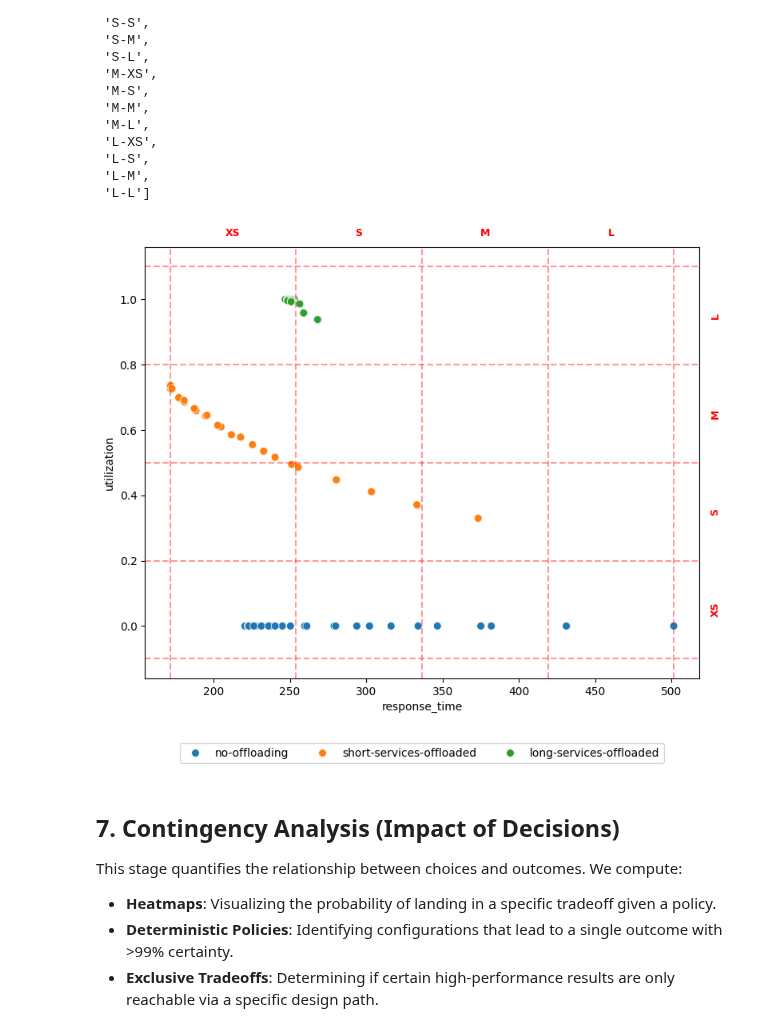
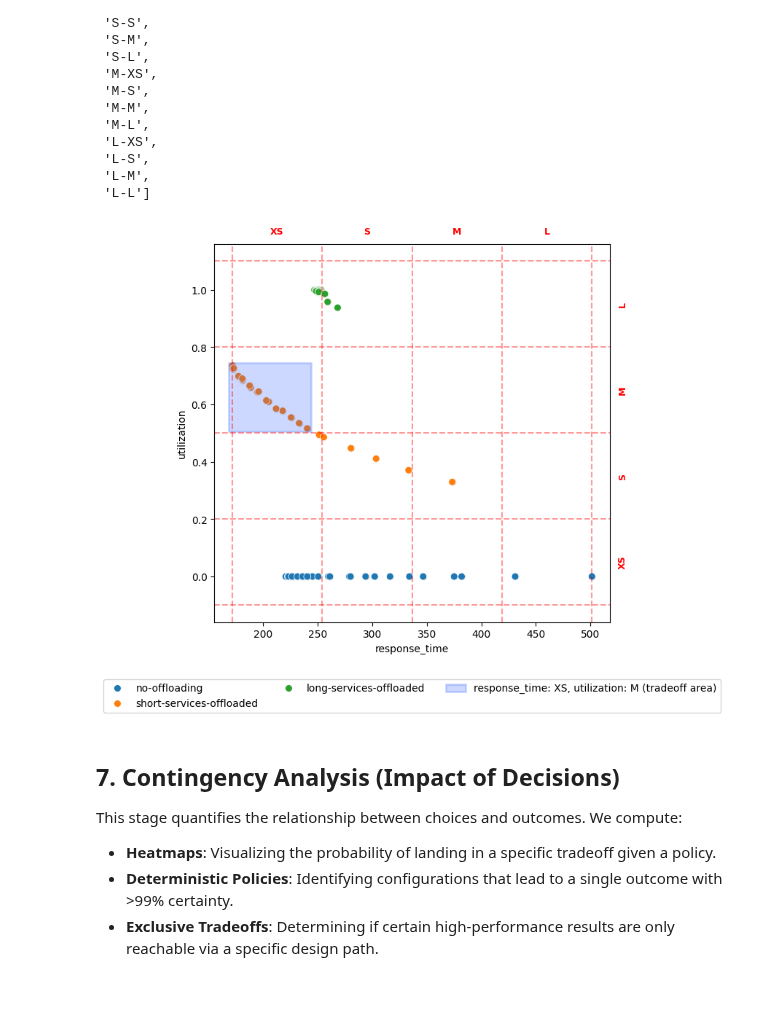
Before and after one commit to andresdp/patterns-sa, a Jupyter notebook: patterns/Gateway_Offloading/analysis-go.ipynb, the cells around one changed output. Saved outputs shown, nothing was run; the diff lists cells and outputs as text; code cells hidden in the pictures; blank space fills up the shorter version.

```diff
--- a/patterns/Gateway_Offloading/analysis-go.ipynb
+++ b/patterns/Gateway_Offloading/analysis-go.ipynb
@@ -221,23 +221,23 @@ tradeoff_labels
 # %%
 outcome_cols = list(session.outcomes_df.columns)
 # Plot the policies for all combinations (pairs) of quality objectives
 for x_col, y_col in itertools.combinations(outcome_cols, 2):
     fig = session.show_quality_objective_space(
         x_col, y_col,
         highlight_policies=session.get_policies(),
-        # highlight_tradeoffs=[session.get_tradeoff(tradeoffs[2].name)],
+        highlight_tradeoffs=[session.get_tradeoff(tradeoffs[2].name)],
         # show_overall=True,
         subset='all',
         cmap='tab10',
         alpha=1.0,
         figsize=(8, 7),
         s=50,
         title=""
     )
     fig.savefig(f'go-quality_objective_space_{x_col}_{y_col}.png', dpi=500)
     plt.show()
 # %% [output]
-[figure, old version]
+[figure, new version]
 # %% [markdown]
 ## 7. Contingency Analysis (Impact of Decisions)
 This stage quantifies the relationship between choices and outcomes. We compute:
```
Also changed, not shown: parts of 18 cells of this notebook, 8 other files.
